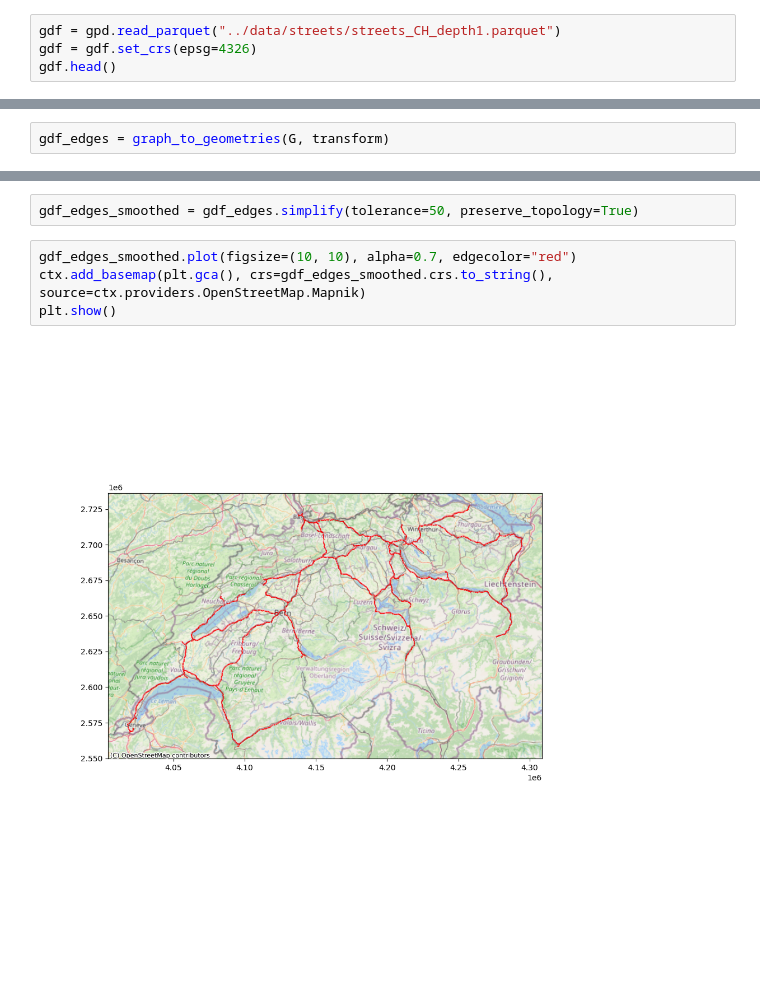
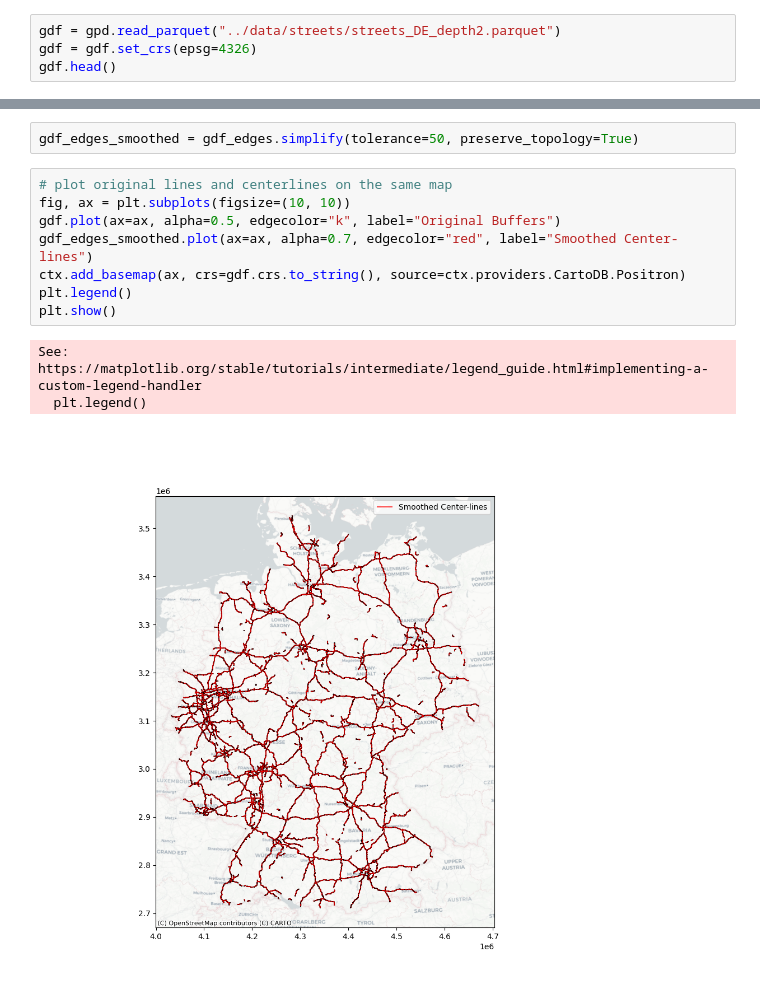
Before and after one commit to rschre/cassda-zertifikatsarbeit, a Jupyter notebook: notebooks/get-street-cutouts.ipynb, the cells around one changed output, grey strips where cells are left out. Saved outputs shown, nothing was run; the diff lists cells and outputs as text; blank space fills up the shorter version.

```diff
--- a/notebooks/get-street-cutouts.ipynb
+++ b/notebooks/get-street-cutouts.ipynb
@@ -49,5 +49,5 @@ t_start = time.time()
 # %%
-gdf = gpd.read_parquet("../data/streets/streets_CH_depth1.parquet")
+gdf = gpd.read_parquet("../data/streets/streets_DE_depth2.parquet")
 gdf = gdf.set_crs(epsg=4326)
 gdf.head()
 # %% [output]
@@ -275,5 +339,3 @@ def graph_to_geometries(G: nx.Graph, transform):
     crs = "EPSG:3035"          # <-- adjust as needed
     gdf = gpd.GeoDataFrame({"geometry": [mls]}, crs=crs)
     return gdf
-# %%
-gdf_edges = graph_to_geometries(G, transform)
@@ -280,10 +347,16 @@ gdf_edges = graph_to_geometries(G, transform)
 # %%
 gdf_edges_smoothed = gdf_edges.simplify(tolerance=50, preserve_topology=True)
 # %%
-gdf_edges_smoothed.plot(figsize=(10, 10), alpha=0.7, edgecolor="red")
-ctx.add_basemap(plt.gca(), crs=gdf_edges_smoothed.crs.to_string(), source=ctx.providers.OpenStreetMap.Mapnik)
+# plot original lines and centerlines on the same map
+fig, ax = plt.subplots(figsize=(10, 10))
+gdf.plot(ax=ax, alpha=0.5, edgecolor="k", label="Original Buffers")
+gdf_edges_smoothed.plot(ax=ax, alpha=0.7, edgecolor="red", label="Smoothed Center-lines")
+ctx.add_basemap(ax, crs=gdf.crs.to_string(), source=ctx.providers.CartoDB.Positron)
+plt.legend()
 plt.show()
 # %% [output]
+See: https://matplotlib.org/stable/tutorials/intermediate/legend_guide.html#implementing-a-custom-legend-handler
+  plt.legend()
-[figure, old version]
+[figure, new version]
 # %%
 # export to geojson
```
Also changed, not shown: parts of 20 cells of this notebook, 8 other files.
